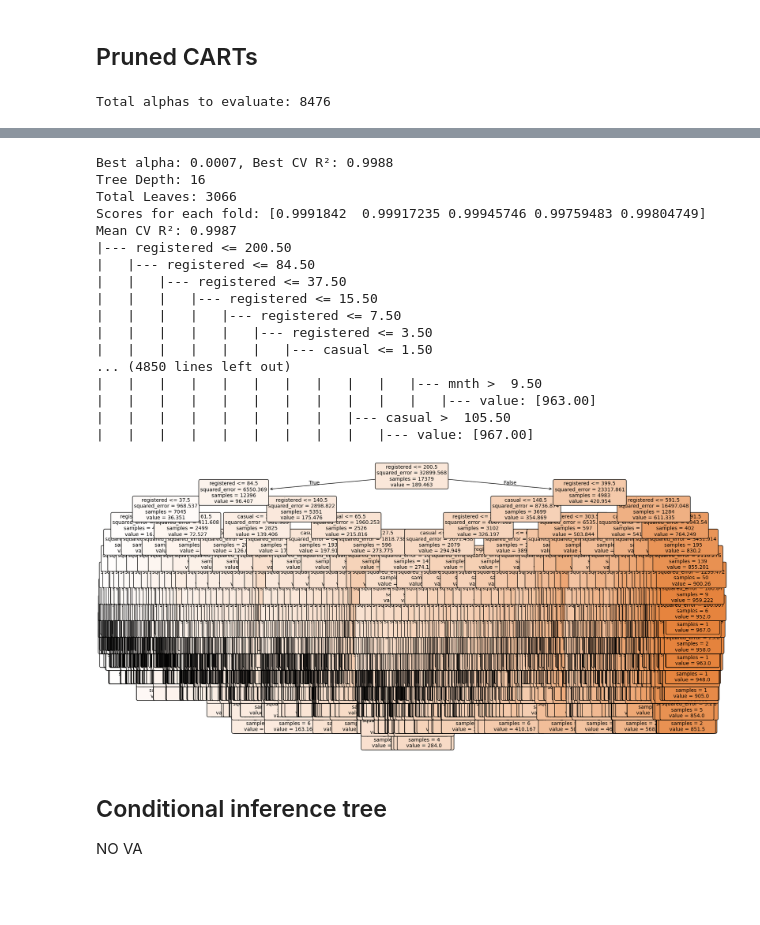
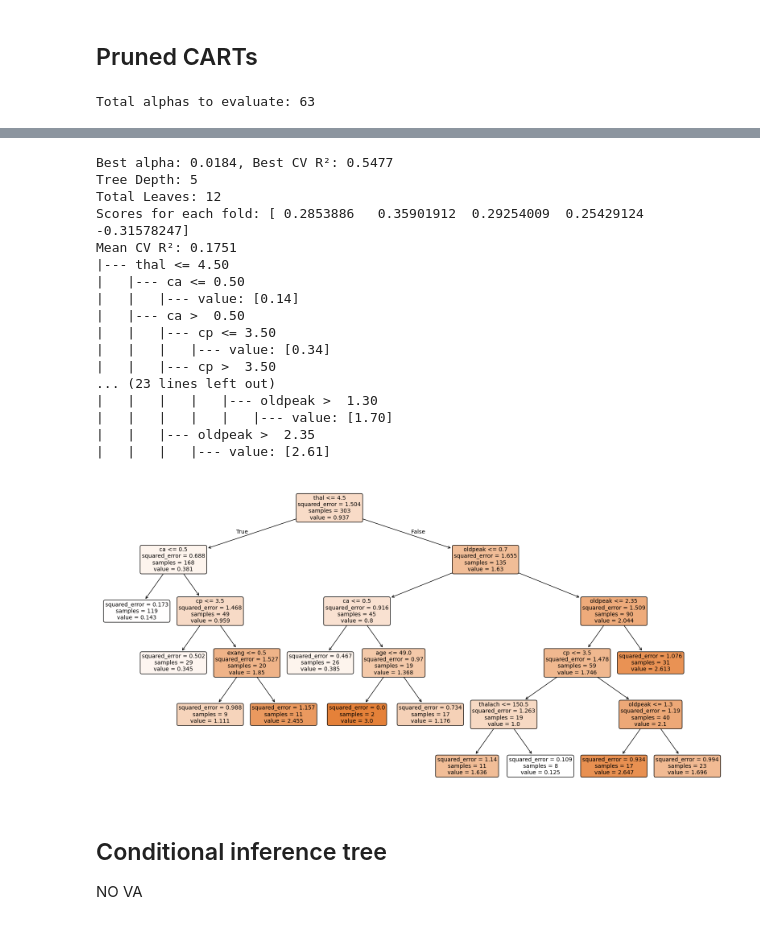
Before and after one commit to ariadnagarcialorente/ADM_proj_2, a Jupyter notebook: heart_disease_trees.ipynb, the cells around one changed output, grey strips where cells are left out. Cells and saved outputs as stored; diff of their text form; code cells hidden in the pictures; blank space fills up the shorter version.

```diff
--- a/heart_disease_trees.ipynb
+++ b/heart_disease_trees.ipynb
@@ -21,14 +21,14 @@ cv_folds = 5
 # %% [markdown]
 ## Data load
 # %%
-url = "https://archive.ics.uci.edu/static/public/275/data.csv"
-df = pd.read_csv(url)
+url = "https://archive.ics.uci.edu/static/public/45/data.csv"
+df = pd.read_csv("~/Documentos/Master/ADM/ADM_proj_2/data.csv")
 
 
-y = df['cnt']
+y = df['num']
 
 
-cols_to_drop = ['instant', 'dteday', 'cnt']
+cols_to_drop = ['num']
 X = df.drop(columns=cols_to_drop)
 
 print("--- Features (X) ---")
@@ -57,7 +57,7 @@ Name: Decision, dtype: int64
 ## Unpruned CART
 # %%
 # Create Decision Tree Regressor
-tree_regressor = DecisionTreeRegressor(random_state=seed)
+tree_regressor = DecisionTreeClassifier(random_state=seed)
 
 # 1. Fit on full dataset to inspect tree structure
 tree_regressor.fit(X, y)
@@ -109,7 +109,7 @@ alphas = path.ccp_alphas
 print(f"Total alphas to evaluate: {len(alphas)}")
 
 def evaluate_alpha(alpha, X, y, cv_folds, seed):
-    dt = DecisionTreeRegressor(ccp_alpha=alpha, random_state=seed)
+    dt = DecisionTreeClassifier(ccp_alpha=alpha, random_state=seed)
     # n_jobs=-1 parallelises the CV folds too
     scores = cross_val_score(dt, X, y, cv=cv_folds, n_jobs=-1)
     return alpha, scores.mean()
@@ -148,5 +148,5 @@ plot_tree(pruned_tree,
           fontsize=10)
 plt.show()
 # %% [output]
-Total alphas to evaluate: 8476
+Total alphas to evaluate: 63
 [Parallel(n_jobs=-1)]: Using backend LokyBackend with 16 concurrent workers.
@@ -169,21 +161,21 @@ Total alphas to evaluate: 8476
-Best alpha: 0.0007, Best CV R²: 0.9988
-Tree Depth: 16
-Total Leaves: 3066
-Scores for each fold: [0.9991842  0.99917235 0.99945746 0.99759483 0.99804749]
-Mean CV R²: 0.9987
-|--- registered <= 200.50
-|   |--- registered <= 84.50
-|   |   |--- registered <= 37.50
-|   |   |   |--- registered <= 15.50
-|   |   |   |   |--- registered <= 7.50
-|   |   |   |   |   |--- registered <= 3.50
-|   |   |   |   |   |   |--- casual <= 1.50
-... (4850 lines left out)
-|   |   |   |   |   |   |   |   |   |   |--- mnth >  9.50
-|   |   |   |   |   |   |   |   |   |   |   |--- value: [963.00]
-|   |   |   |   |   |   |   |   |--- casual >  105.50
-|   |   |   |   |   |   |   |   |   |--- value: [967.00]
+Best alpha: 0.0184, Best CV R²: 0.5477
+Tree Depth: 5
+Total Leaves: 12
+Scores for each fold: [ 0.2853886   0.35901912  0.29254009  0.25429124 -0.31578247]
+Mean CV R²: 0.1751
+|--- thal <= 4.50
+|   |--- ca <= 0.50
+|   |   |--- value: [0.14]
+|   |--- ca >  0.50
+|   |   |--- cp <= 3.50
+|   |   |   |--- value: [0.34]
+|   |   |--- cp >  3.50
+... (23 lines left out)
+|   |   |   |   |--- oldpeak >  1.30
+|   |   |   |   |   |--- value: [1.70]
+|   |   |--- oldpeak >  2.35
+|   |   |   |--- value: [2.61]
-[figure, old version]
+[figure, new version]
 # %% [markdown]
 ## Conditional inference tree
 NO VA
```
Also changed, not shown: parts of 4 cells of this notebook, 1 other file.
